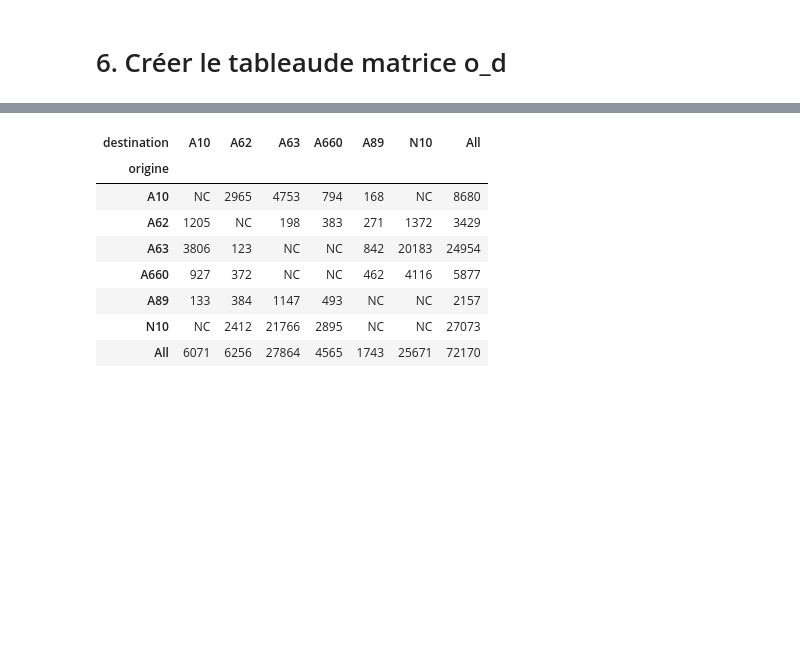
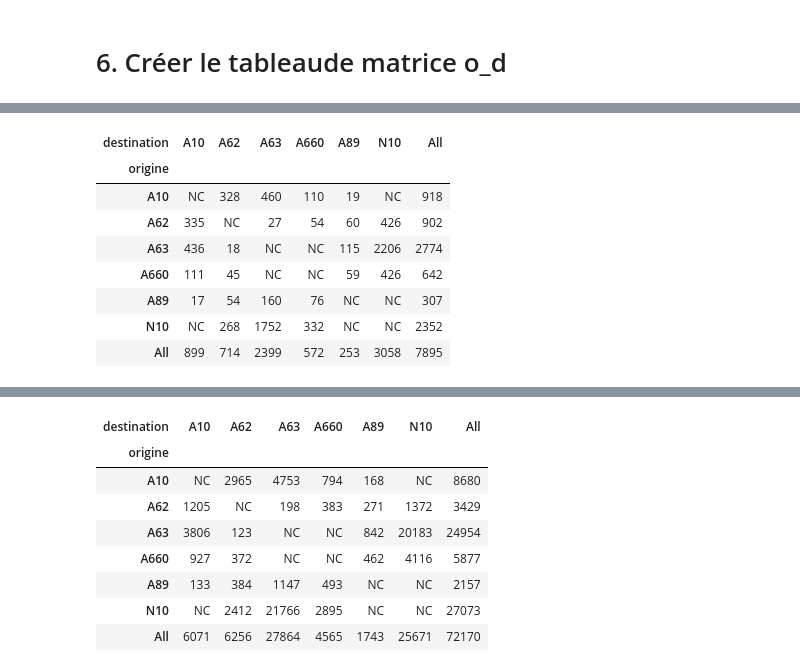
Before and after one commit to nantodevison/lapi, a Jupyter notebook: Carto_Lapi/Analyse/Donnees_postraitees.ipynb, the cells around one changed output, grey strips where cells are left out. Cells and saved outputs as stored; diff of their text form; code cells hidden in the pictures; blank space fills up the shorter version.

```diff
--- a/Carto_Lapi/Analyse/Donnees_postraitees.ipynb
+++ b/Carto_Lapi/Analyse/Donnees_postraitees.ipynb
@@ -200,0 +274,13 @@ pd.pivot_table(dico_od_final,values='l', index='origine', columns='destination',
+# %%
+pivot_od_marge30_jo_j=pivot_od_marge30_jo.applymap(lambda x : round(x/16) if (isinstance(x,float) or isinstance(x,int)) else 'NC')
+pivot_od_marge30_jo_j
+# %% [output]
+| destination | A10 | A62 | A63 | A660 | A89 | N10 | All |
+| origine |  |  |  |  |  |  |  |
+| A10 | NC | 328 | 460 | 110 | 19 | NC | 918 |
+| A62 | 335 | NC | 27 | 54 | 60 | 426 | 902 |
+| A63 | 436 | 18 | NC | NC | 115 | 2206 | 2774 |
+| A660 | 111 | 45 | NC | NC | 59 | 426 | 642 |
+| A89 | 17 | 54 | 160 | 76 | NC | NC | 307 |
+| N10 | NC | 268 | 1752 | 332 | NC | NC | 2352 |
+| All | 899 | 714 | 2399 | 572 | 253 | 3058 | 7895 |
```
Also changed, not shown: parts of 40 cells of this notebook, 1 other file.
